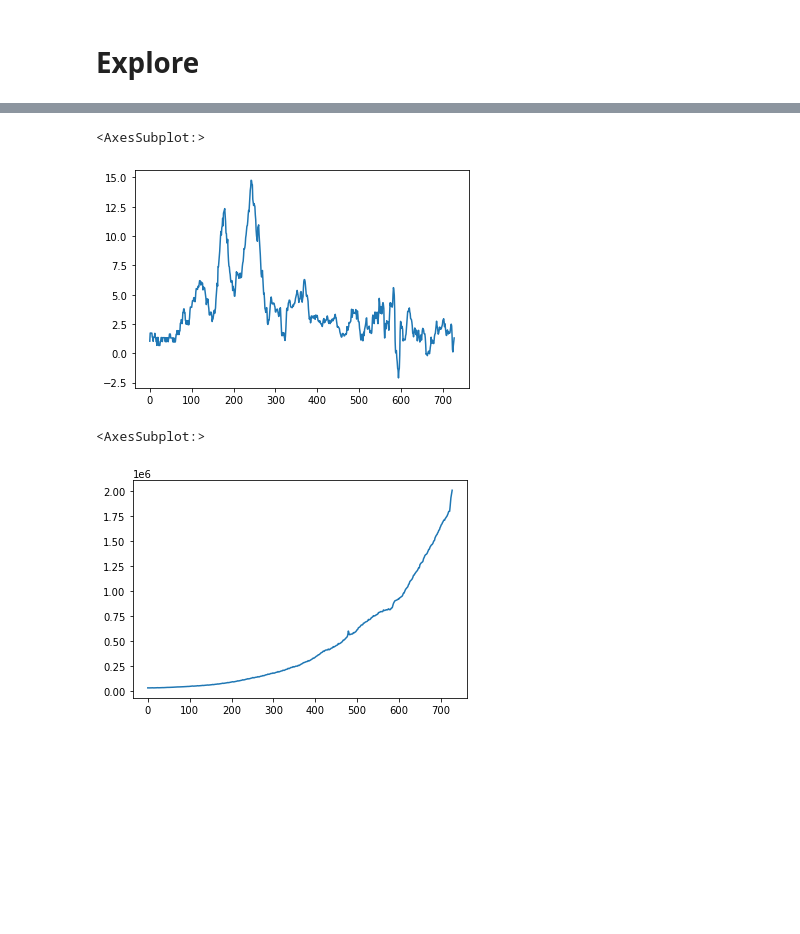
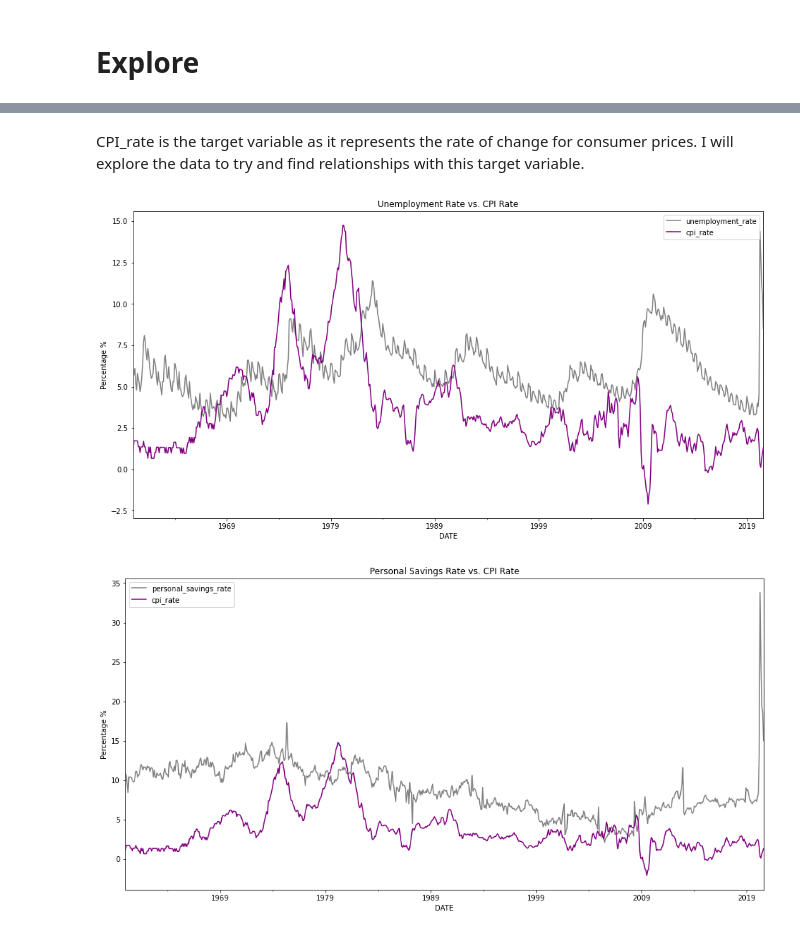
Before and after one commit to JeremyLagunas/individual_project_inflation, a Jupyter notebook: individual_project_working_notebook.ipynb, the cells around one changed output, grey strips where cells are left out. Cells and saved outputs as stored; diff of their text form; code cells hidden in the pictures; blank space fills up the shorter version.

```diff
--- a/individual_project_working_notebook.ipynb
+++ b/individual_project_working_notebook.ipynb
@@ -424,6 +425,8 @@ Data columns (total 10 columns):
  9   circulation                              728 non-null    int64
 dtypes: datetime64[ns](1), float64(6), int64(3)
 memory usage: 62.6 KB
+# %%
+df = df.set_index('DATE').sort_index()
 # %%
 df['circulation'] = df['circulation'].astype(int)
 # %%
@@ -444,10 +437,22 @@ df.unemployment_rate.plot()
-# %%
-df.cpi_rate.plot()
-# %% [output]
-<AxesSubplot:>
-[figure, removed]
-# %%
-df.circulation.plot()
-# %% [output]
-<AxesSubplot:>
-[figure, removed]
+# %% [markdown]
+CPI_rate is the target variable as it represents the rate of change for consumer prices. I will explore the data to try and find relationships with this target variable.
+# %%
+plt.figure(figsize=(16,8))
+plt.title('Unemployment Rate vs. CPI Rate')
+df.unemployment_rate.plot(c='grey')
+df.cpi_rate.plot(c='purple')
+plt.ylabel('Percentage %')
+plt.legend()
+plt.show()
+# %% [output]
+[figure, added]
+# %%
+plt.figure(figsize=(16,8))
+plt.title('Personal Savings Rate vs. CPI Rate')
+df.personal_savings_rate.plot(c='grey')
+df.cpi_rate.plot(c='purple')
+plt.ylabel('Percentage %')
+plt.legend()
+plt.show()
+# %% [output]
+[figure, added]
```
Also changed, not shown: parts of 3 cells of this notebook.
